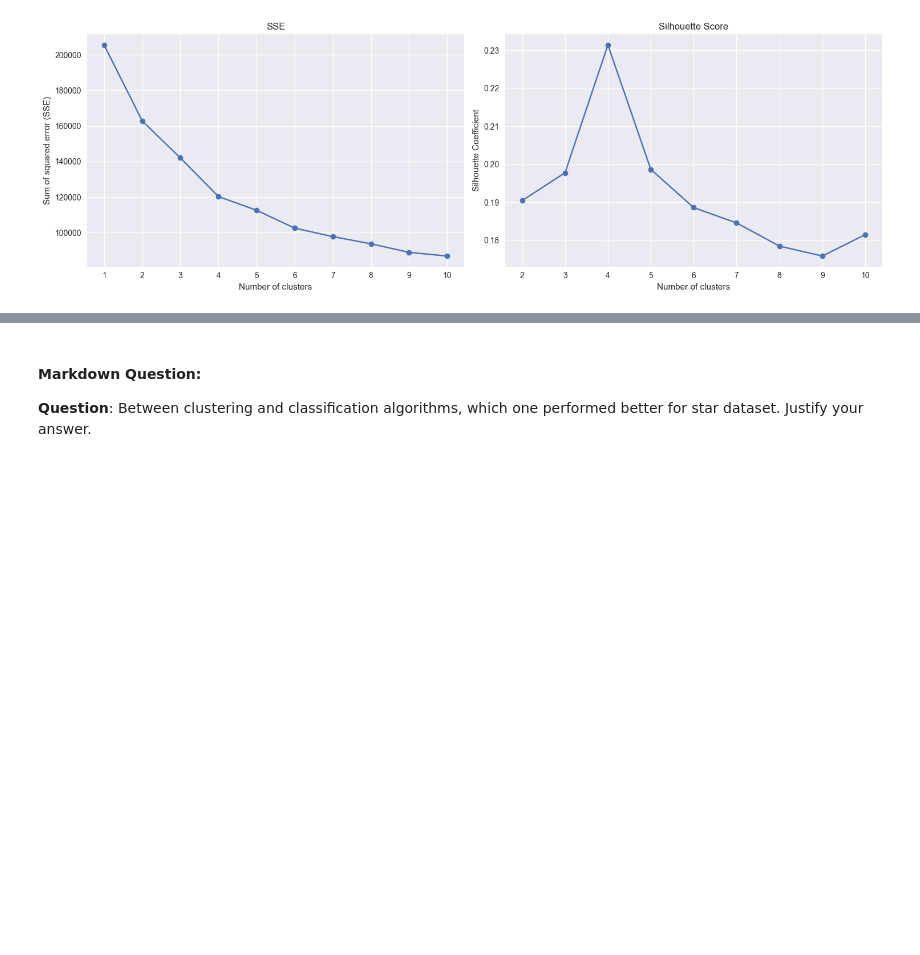
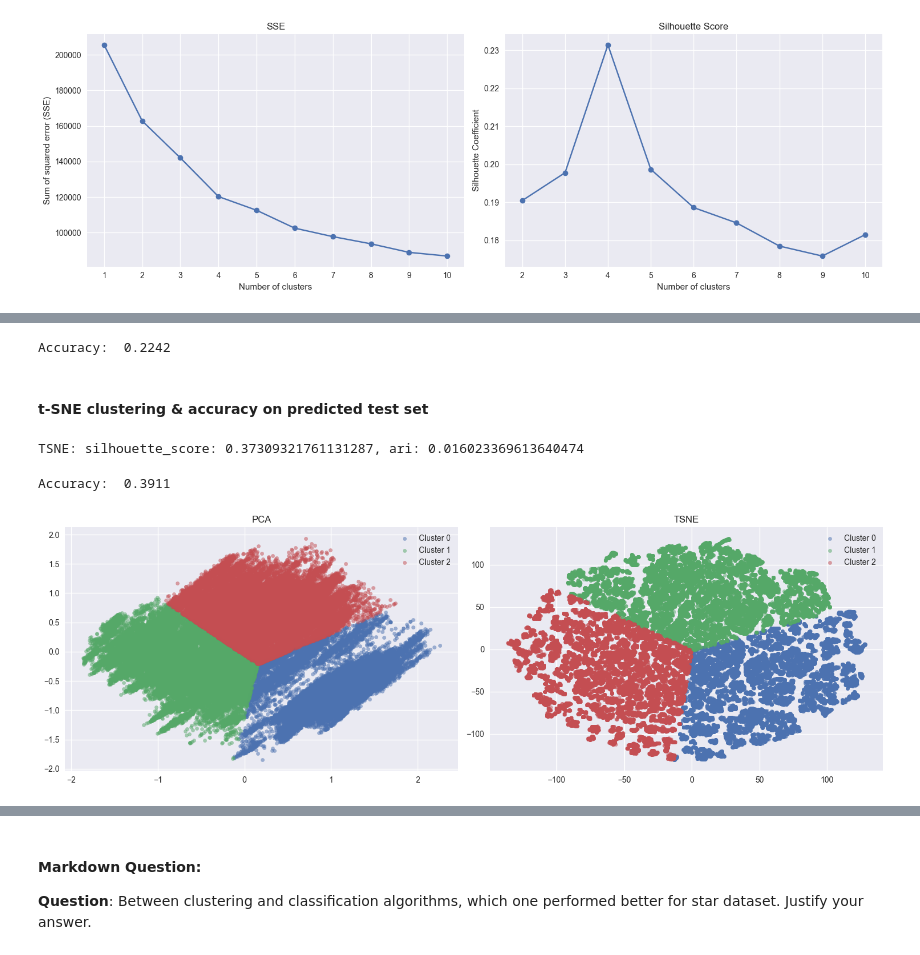
Before and after one commit to TNicko/DataMiningML, a Jupyter notebook: task3_4.ipynb, the cells around one changed output, grey strips where cells are left out. Saved outputs shown, nothing was run; the diff lists cells and outputs as text; code cells hidden in the pictures; blank space fills up the shorter version.

Commit message:
clustering and hypothesis testing finished

```diff
--- a/task3_4.ipynb
+++ b/task3_4.ipynb
@@ -55,8 +55,11 @@ X_star, y_star = split_features_and_target(star_dataset)
 X_star_names, y_star_name = get_feature_and_target_names(star_dataset)
 X_star, X_star_names = filter_features(X_star, y_star, X_star_names, corr_coef=0.01, const_coef=0.01)
 
+# Split into training and testing sets since it is classification problem
+X_star_train, X_star_test, y_star_train, y_star_test = train_test_split(X_star, y_star, test_size=0.2, random_state=SEED)
+
 # Normalize data
-X_star = normalize_data(X_star)
+X_star_train, X_star_test = normalize_train_test(X_star_train, X_star_test)
 # %% [markdown]
 ## GWP Clustering
 # %% [markdown]
@@ -215,0 +171,47 @@ plot_clusters(X_star_pca, star_pred_labels, "Clustering results for STAR data")
+# %%
+n_clusters = 3
+
+# Initialise Dimensionality reduction object
+star_pca = PCA(n_components=2, random_state=SEED)
+
+# Fit data using both reduction methods
+pca_star_kmeans, X_star_pca = fit_kmean_cluster(X_star_train, star_pca, n_clusters, SEED)
+pca_star_data = get_cluster_data(pca_star_kmeans, X_star_pca, y_star_train)
+print(f"PCA:  silhouette_score: {pca_star_data['silhouette']}, ari: {pca_star_data['ari']}")
+# %%
+# Accuracy on test set
+X_star_test_pca = star_pca.fit_transform(X_star_test)
+accuracy = np.sum(pca_star_kmeans.predict(X_star_test_pca) == y_star_test) / y_star_test.size
+print("Accuracy: ", accuracy)
+# %% [output]
+Accuracy:  0.2242
+# %% [markdown]
+#### t-SNE clustering & accuracy on predicted test set
+# %%
+n_clusters = 3
+
+# Initialise Dimensionality reduction object
+star_tsne = TSNE(n_components=2, random_state=SEED)
+
+# Fit data using both reduction methods
+tsne_star_kmeans, X_star_tsne = fit_kmean_cluster(X_star_train, star_tsne, n_clusters, SEED)
+tsne_star_data = get_cluster_data(tsne_star_kmeans, X_star_tsne, y_star_train)
+
+print(f"TSNE: silhouette_score: {tsne_star_data['silhouette']}, ari: {tsne_star_data['ari']}")
+# %% [output]
+TSNE: silhouette_score: 0.37309321761131287, ari: 0.016023369613640474
+# %%
+# Accuracy on test set
+X_star_test_tsne = star_tsne.fit_transform(X_star_test)
+accuracy = np.sum(tsne_star_kmeans.predict(X_star_test_tsne) == y_star_test) / y_star_test.size
+print("Accuracy: ", accuracy)
+# %% [output]
+Accuracy:  0.3911
+# %%
+plot_side_by_side(
+    lambda: plot_clusters(X_star_pca, pca_star_data['labels'], "Clustering results for STAR data"),
+    lambda: plot_clusters(X_star_tsne, tsne_star_data['labels'], "Clustering results for STAR data (t-SNE)"),
+    titles=["PCA", "TSNE"],
+)
+# %% [output]
+[figure, added]
```
Also changed, not shown: parts of 15 cells of this notebook, 5 other files.
